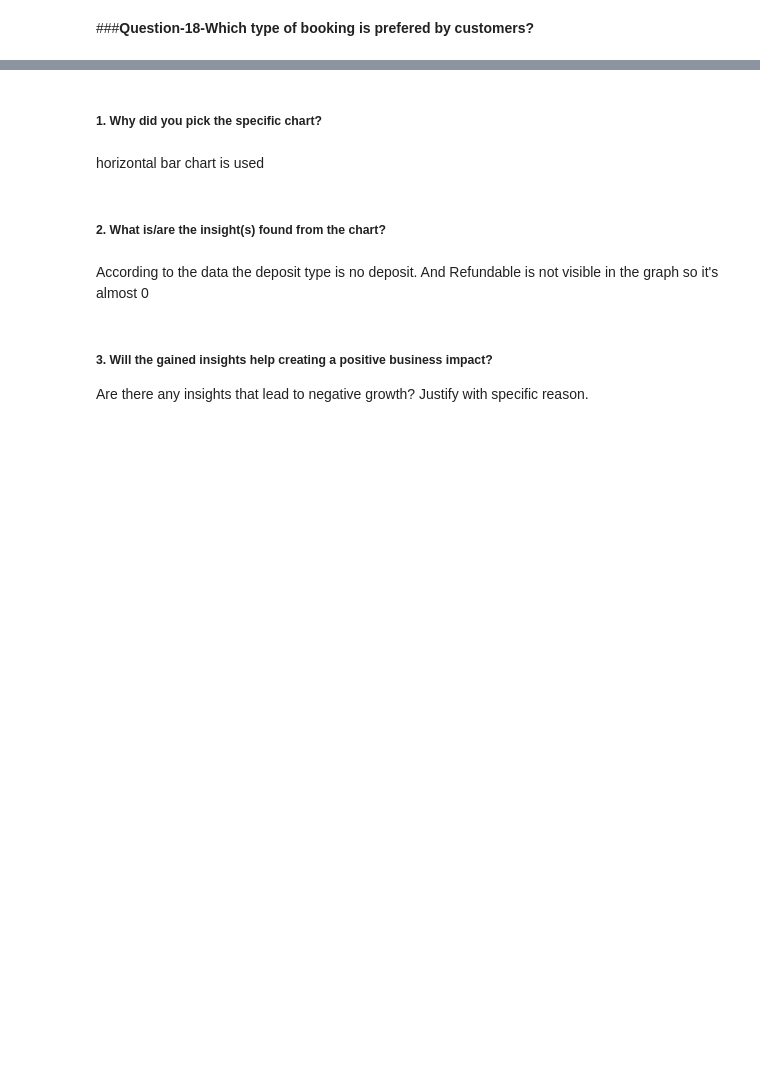
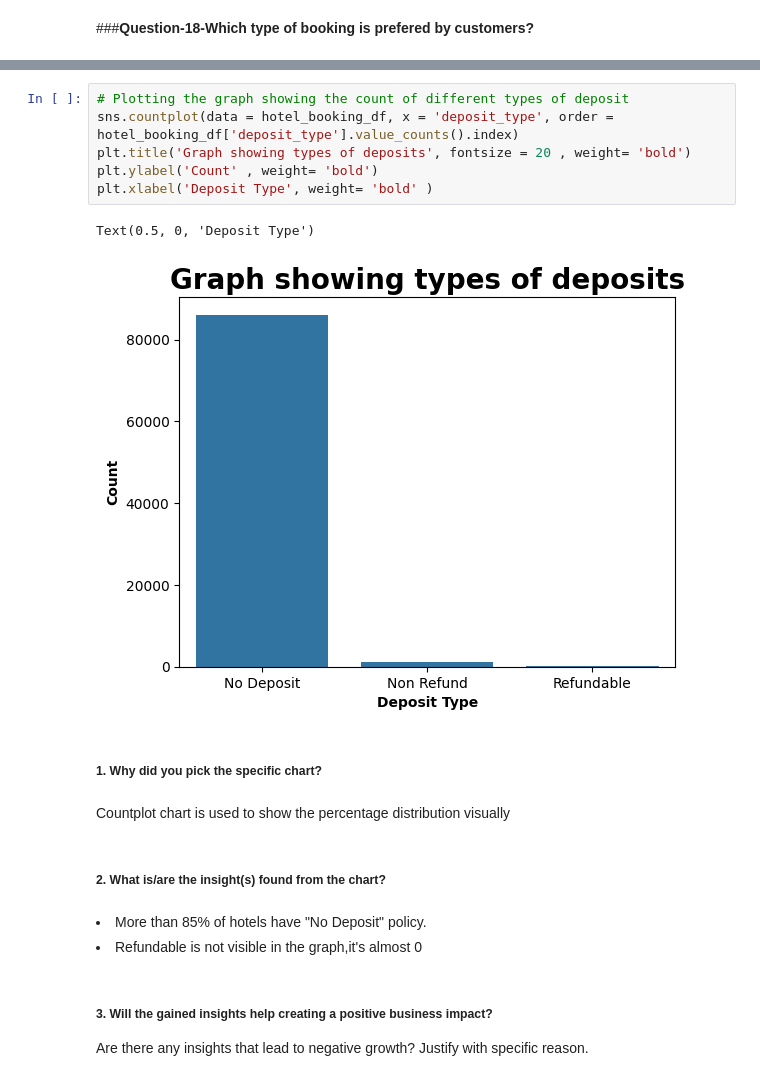
Before and after one commit to ashokmamtani/EDA-HotelBookingAnalysis, a Jupyter notebook: EDA_HotelBookingAnalysis.ipynb, the cells around one changed output, grey strips where cells are left out. Cells and saved outputs as stored; diff of their text form; blank space fills up the shorter version.

```diff
--- a/EDA_HotelBookingAnalysis.ipynb
+++ b/EDA_HotelBookingAnalysis.ipynb
@@ -952,12 +958,21 @@ plt.show()
+# %%
+# Plotting the graph showing the count of different types of deposit
+sns.countplot(data = hotel_booking_df, x = 'deposit_type', order = hotel_booking_df['deposit_type'].value_counts().index)
+plt.title('Graph showing types of deposits', fontsize = 20 , weight= 'bold')
+plt.ylabel('Count' , weight= 'bold')
+plt.xlabel('Deposit Type', weight= 'bold' )
+# %% [output]
+Text(0.5, 0, 'Deposit Type')
+[figure, added]
 # %% [markdown]
 ##### 1. Why did you pick the specific chart?
-# %% [markdown]
-horizontal bar chart is used
+# %% [markdown]
+Countplot chart is used to show the percentage distribution visually
 # %% [markdown]
 ##### 2. What is/are the insight(s) found from the chart?
 # %% [markdown]
-According to the data the deposit type is no deposit.
-And Refundable is not visible in the graph so it's almost 0
+<LI>More than 85% of hotels have "No Deposit" policy.
+<LI>Refundable is not visible in the graph,it's almost 0
 # %% [markdown]
 ##### 3. Will the gained insights help creating a positive business impact?
 Are there any insights that lead to negative growth? Justify with specific reason.
```
Also changed, not shown: parts of 5 cells of this notebook.
